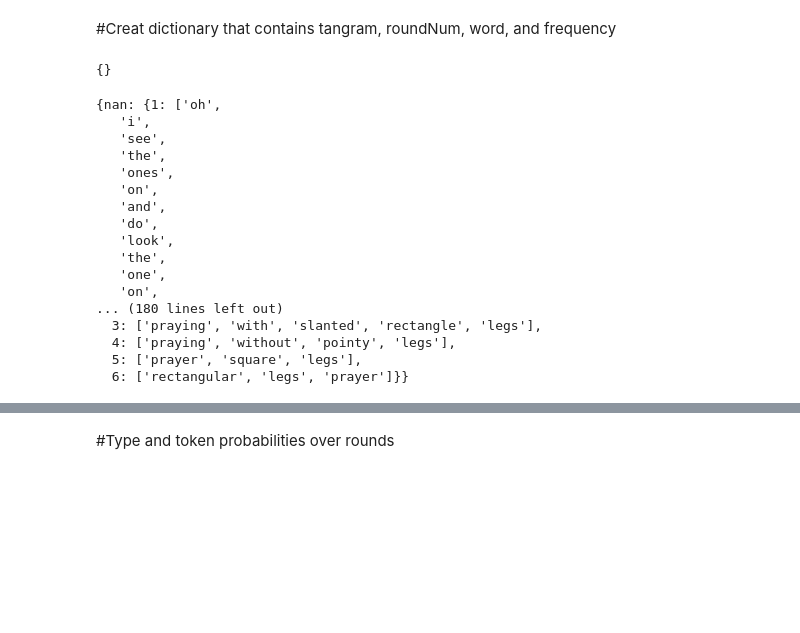
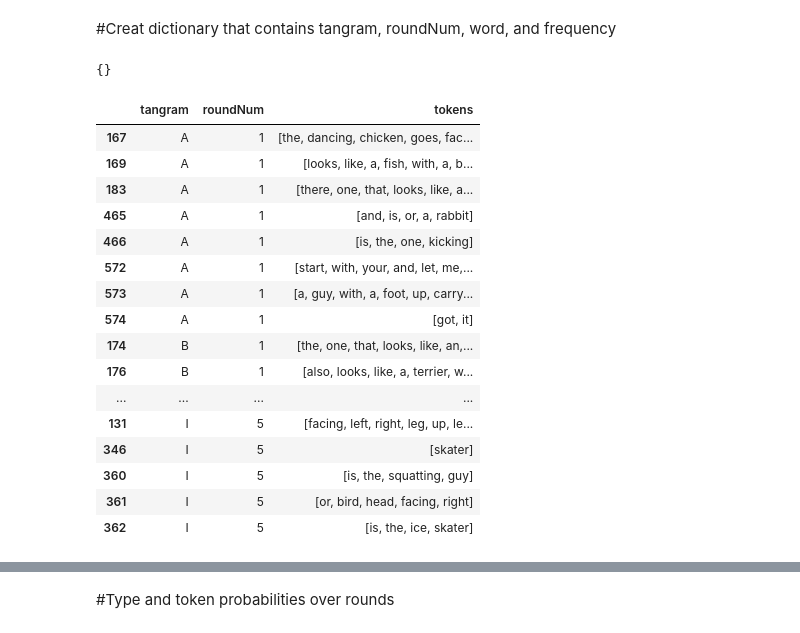
Before and after one commit to hawkrobe/tangrams_replication, a Jupyter notebook: bigNotebook_tangrams.ipynb, the cells around one changed output, grey strips where cells are left out. Cells and saved outputs as stored; diff of their text form; code cells hidden in the pictures; blank space fills up the shorter version.

```diff
--- a/bigNotebook_tangrams.ipynb
+++ b/bigNotebook_tangrams.ipynb
@@ -361,6 +361,7 @@ makeMyPMI('A')
 #Creat dictionary that contains tangram, roundNum, word, and frequency
 # %%
 dfForDict = test2.copy()
+dfForDict = dfForDict[20:500]
 
 #http://stackoverflow.com/questions/16333296/how-do-you-create-nested-dict-in-python
 #set up the nested dictionaries
@@ -397,50 +398,69 @@ d = Vividict()
 # d['foo']['bar']
 # d['foo']['baz']
 # d['fizz']['buzz']
 # d['primary']['secondary']['tertiary']['quaternary']
 
 
 
 pprint.pprint(d)
 
 #http://stackoverflow.com/questions/18695605/python-pandas-dataframe-to-dictionary
 
 #{g: f['contents'].tolist() for f,g in dfForDict.groupby("tangram") for k,g in dfForDict.groupby("roundNum")}
 
 #{k: g["value"].tolist() for k,g in ptest.groupby("id")}
 
 
 def retro_dictify(frame):
     d = {}
     for row in frame.values:
         here = d
         for elem in row[:-2]:
             if elem not in here:
                 here[elem] = {}
             here = here[elem]
         here[row[-2]] = row[-1]
     return d
 
 retro_dictify(dfForDict)
+
+
+
+# d = defaultdict(int)
+# for word in bigWordList :
+#   for tangram in tangrams :
+#     for roundNum in roundNums :
+#       d[tangram + ‘,’ + str(roundNum) + ‘,’ + word] +=
+#countOccurences(word, tangram, roundNum)
+
+# writer = csv.writer(open(’tangramWordCounts.csv', 'wb'))
+# for key, value in d.items():
+#   writer.writerow([key, value])
+
+#dfForDict.groupby()
+
+#[f(x) for x in list]
+
+dfForDict
 # %% [output]
 {}
-{nan: {1: ['oh',
-   'i',
-   'see',
-   'the',
-   'ones',
-   'on',
-   'and',
-   'do',
-   'look',
-   'the',
-   'one',
-   'on',
-... (180 lines left out)
-  3: ['praying', 'with', 'slanted', 'rectangle', 'legs'],
-  4: ['praying', 'without', 'pointy', 'legs'],
-  5: ['prayer', 'square', 'legs'],
-  6: ['rectangular', 'legs', 'prayer']}}
+|  | tangram | roundNum | tokens |
+| 167 | A | 1 | [the, dancing, chicken, goes, fac... |
+| 169 | A | 1 | [looks, like, a, fish, with, a, b... |
+| 183 | A | 1 | [there, one, that, looks, like, a... |
+| 465 | A | 1 | [and, is, or, a, rabbit] |
+| 466 | A | 1 | [is, the, one, kicking] |
+| 572 | A | 1 | [start, with, your, and, let, me,... |
+| 573 | A | 1 | [a, guy, with, a, foot, up, carry... |
+| 574 | A | 1 | [got, it] |
+| 174 | B | 1 | [the, one, that, looks, like, an,... |
+| 176 | B | 1 | [also, looks, like, a, terrier, w... |
+| ... | ... | ... | ... |
+| 131 | I | 5 | [facing, left, right, leg, up, le... |
+| 346 | I | 5 | [skater] |
+| 360 | I | 5 | [is, the, squatting, guy] |
+| 361 | I | 5 | [or, bird, head, facing, right] |
+| 362 | I | 5 | [is, the, ice, skater] |
 # %%
 #use highPMI list to filter words for tangrams over the next rounds
 #need list of words and their frequency for each round
```
Also changed, not shown: parts of 3 cells of this notebook.
